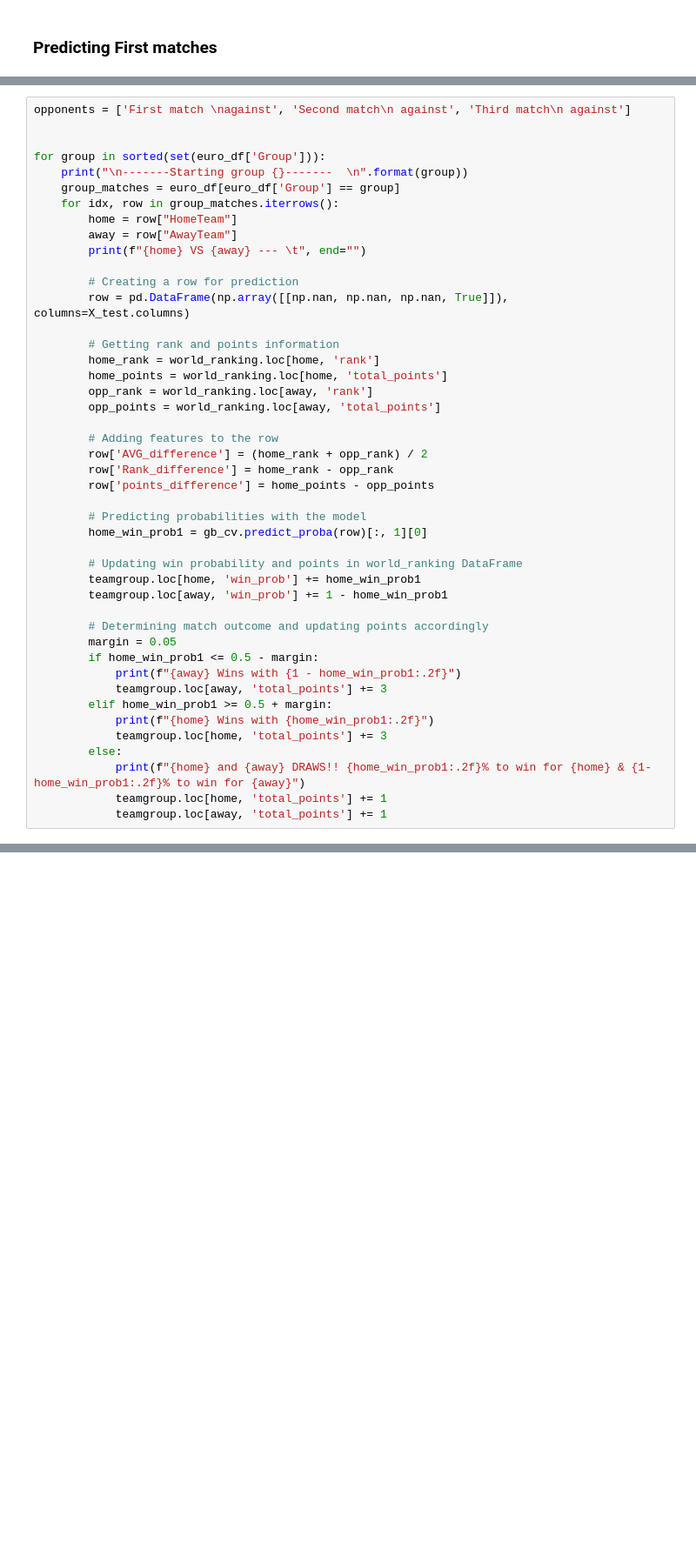
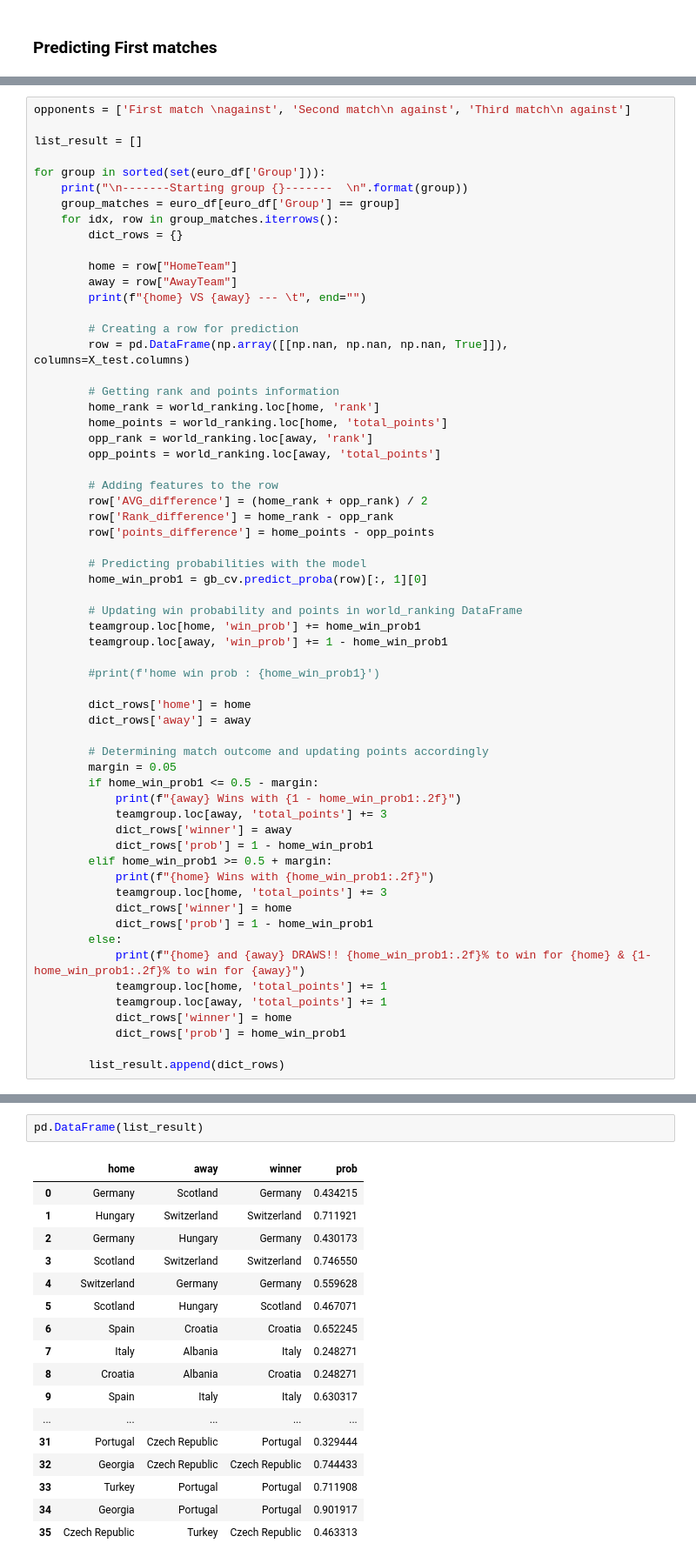
Before and after one commit to Tomteafrance/Euro2024_predictor, a Jupyter notebook: EDA.ipynb, the cells around one changed output, grey strips where cells are left out. Shown at 87% size. Saved outputs shown, nothing was run; the diff lists cells and outputs as text; blank space fills up the shorter version.

```diff
--- a/EDA.ipynb
+++ b/EDA.ipynb
@@ -486,11 +504,14 @@ team_stats.drop_duplicates(subset=['country_fulls'], inplace=True)
 # %%
 opponents = ['First match \nagainst', 'Second match\n against', 'Third match\n against']
 
+list_result = []
 
 for group in sorted(set(euro_df['Group'])):
     print("\n-------Starting group {}-------  \n".format(group))
     group_matches = euro_df[euro_df['Group'] == group]
     for idx, row in group_matches.iterrows():
+        dict_rows = {}
+
         home = row["HomeTeam"]
         away = row["AwayTeam"]
         print(f"{home} VS {away} --- \t", end="")
@@ -516,18 +537,31 @@ for group in sorted(set(euro_df['Group'])):
         teamgroup.loc[home, 'win_prob'] += home_win_prob1
         teamgroup.loc[away, 'win_prob'] += 1 - home_win_prob1
 
+        #print(f'home win prob : {home_win_prob1}')
+
+        dict_rows['home'] = home
+        dict_rows['away'] = away
+
         # Determining match outcome and updating points accordingly
         margin = 0.05
         if home_win_prob1 <= 0.5 - margin:
             print(f"{away} Wins with {1 - home_win_prob1:.2f}")
             teamgroup.loc[away, 'total_points'] += 3
+            dict_rows['winner'] = away
+            dict_rows['prob'] = 1 - home_win_prob1
         elif home_win_prob1 >= 0.5 + margin:
             print(f"{home} Wins with {home_win_prob1:.2f}")
             teamgroup.loc[home, 'total_points'] += 3
+            dict_rows['winner'] = home
+            dict_rows['prob'] = 1 - home_win_prob1
         else:
             print(f"{home} and {away} DRAWS!! {home_win_prob1:.2f}% to win for {home} & {1-home_win_prob1:.2f}% to win for {away}")
             teamgroup.loc[home, 'total_points'] += 1
             teamgroup.loc[away, 'total_points'] += 1
+            dict_rows['winner'] = home
+            dict_rows['prob'] = home_win_prob1
+
+        list_result.append(dict_rows)
 # %% [output]
 -------Starting group A-------
 
@@ -546,3 +580,23 @@ Georgia VS Czech Republic ---   Czech Republic Wins with 0.74
 Turkey VS Portugal ---  Portugal Wins with 0.71
 Georgia VS Portugal ---         Portugal Wins with 0.90
 Czech Republic VS Turkey ---    Czech Republic and Turkey DRAWS!! 0.46% to win for Czech Republic & 0.54% to win for Turkey
+# %%
+pd.DataFrame(list_result)
+# %% [output]
+|  | home | away | winner | prob |
+| 0 | Germany | Scotland | Germany | 0.434215 |
+| 1 | Hungary | Switzerland | Switzerland | 0.711921 |
+| 2 | Germany | Hungary | Germany | 0.430173 |
+| 3 | Scotland | Switzerland | Switzerland | 0.746550 |
+| 4 | Switzerland | Germany | Germany | 0.559628 |
+| 5 | Scotland | Hungary | Scotland | 0.467071 |
+| 6 | Spain | Croatia | Croatia | 0.652245 |
+| 7 | Italy | Albania | Italy | 0.248271 |
+| 8 | Croatia | Albania | Croatia | 0.248271 |
+| 9 | Spain | Italy | Italy | 0.630317 |
+| ... | ... | ... | ... | ... |
+| 31 | Portugal | Czech Republic | Portugal | 0.329444 |
+| 32 | Georgia | Czech Republic | Czech Republic | 0.744433 |
+| 33 | Turkey | Portugal | Portugal | 0.711908 |
+| 34 | Georgia | Portugal | Portugal | 0.901917 |
+| 35 | Czech Republic | Turkey | Czech Republic | 0.463313 |
```
Also changed, not shown: parts of 6 cells of this notebook, 2 other files.
